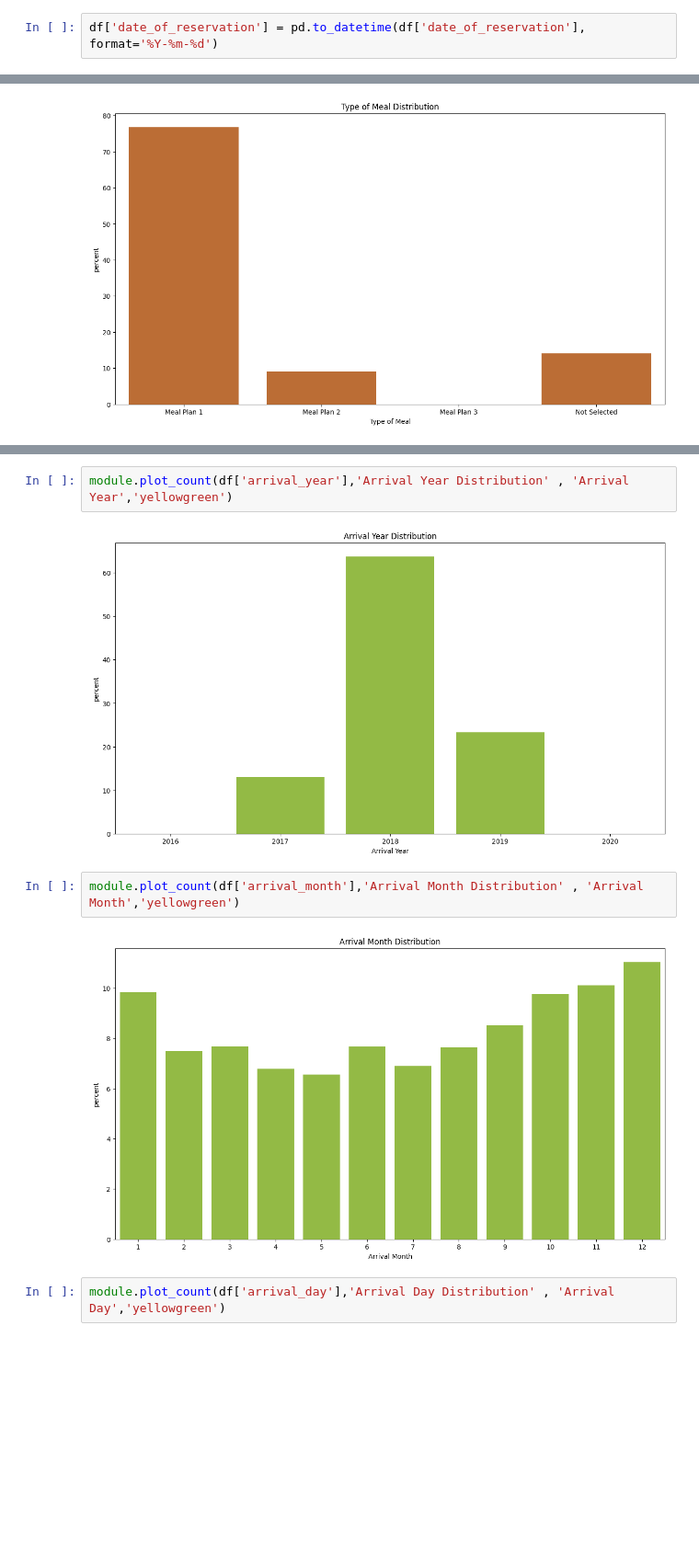
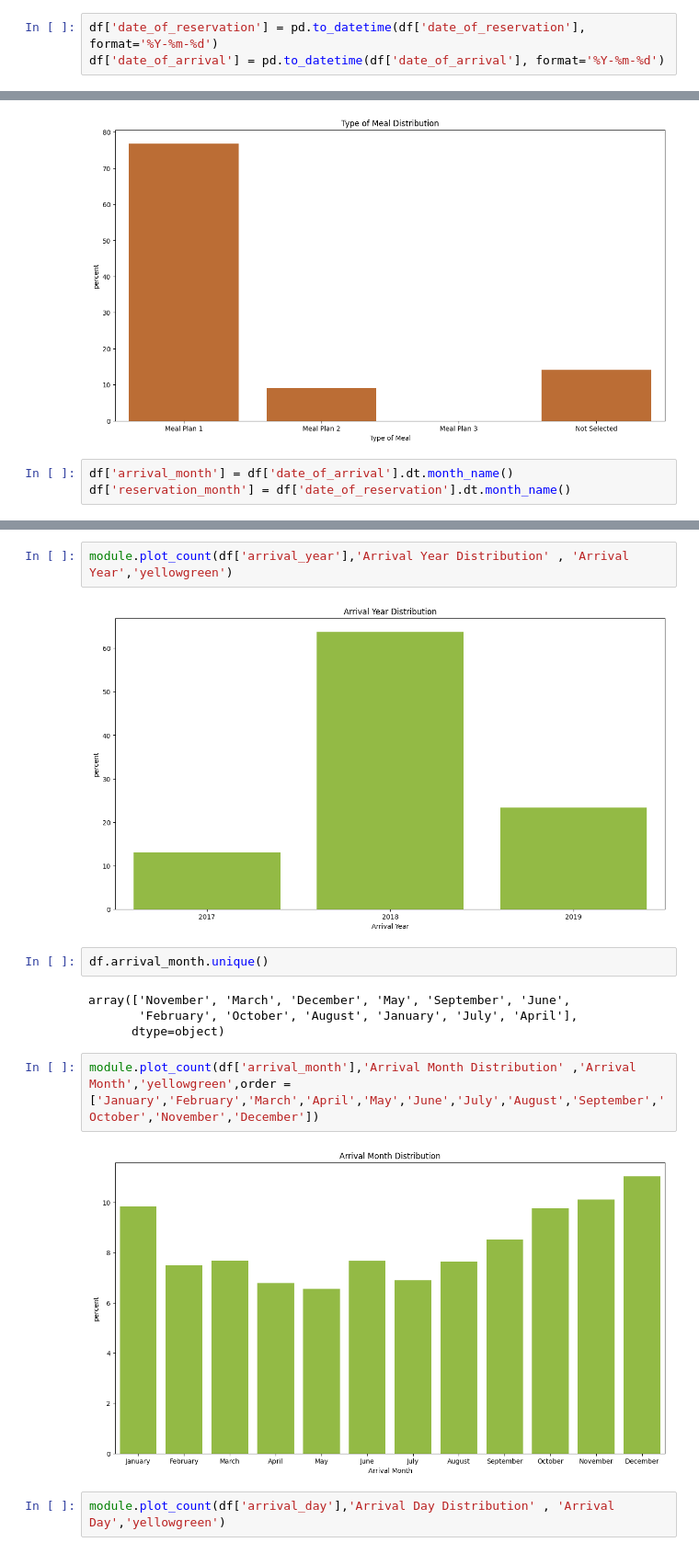
Before and after one commit to AslihanYoldas/ada-lovelace-final-project, a Jupyter notebook: data_viz.ipynb, the cells around one changed output, grey strips where cells are left out. Shown at 92% size. Drawn from its saved outputs; the diff is of its cells as text; blank space fills up the shorter version.

```diff
--- a/data_viz.ipynb
+++ b/data_viz.ipynb
@@ -30,6 +30,7 @@ memory usage: 7.5+ MB
 df = module.df_turn_datatype_to_categorical(df,['type_of_meal', 'room_type', 'market_segment_type', 'booking_status' ])
 # %%
 df['date_of_reservation'] = pd.to_datetime(df['date_of_reservation'], format='%Y-%m-%d')
+df['date_of_arrival'] = pd.to_datetime(df['date_of_arrival'], format='%Y-%m-%d')
 # %%
 df.describe()
 # %% [output]
@@ -104,6 +105,9 @@ df.groupby(by='type_of_meal',observed=True)['type_of_meal'].count().to_frame()
 module.plot_count(df['type_of_meal'],'Type of Meal Distribution' , 'Type of Meal','chocolate')
 # %% [output]
 [figure]
+# %%
+df['arrival_month'] = df['date_of_arrival'].dt.month_name()
+df['reservation_month'] = df['date_of_reservation'].dt.month_name()
 # %%
 df.groupby(['arrival_year'])['booking_status'].count()
 # %% [output]
@@ -117,11 +126,17 @@ Name: booking_status, dtype: int64
 # %%
 module.plot_count(df['arrival_year'],'Arrival Year Distribution' , 'Arrival Year','yellowgreen')
 # %% [output]
-[figure, old version]
+[figure, new version]
+# %%
+df.arrival_month.unique()
+# %% [output]
+array(['November', 'March', 'December', 'May', 'September', 'June',
+       'February', 'October', 'August', 'January', 'July', 'April'],
+      dtype=object)
 # %%
-module.plot_count(df['arrival_month'],'Arrival Month Distribution' , 'Arrival Month','yellowgreen')
+module.plot_count(df['arrival_month'],'Arrival Month Distribution' ,'Arrival Month','yellowgreen',order =['January','February','March','April','May','June','July','August','September','October','November','December'])
 # %% [output]
-[figure, old version]
+[figure, new version]
 # %%
 module.plot_count(df['arrival_day'],'Arrival Day Distribution' , 'Arrival Day','yellowgreen')
 # %% [output]
```
Also changed, not shown: parts of 25 cells of this notebook, 1 other file.
